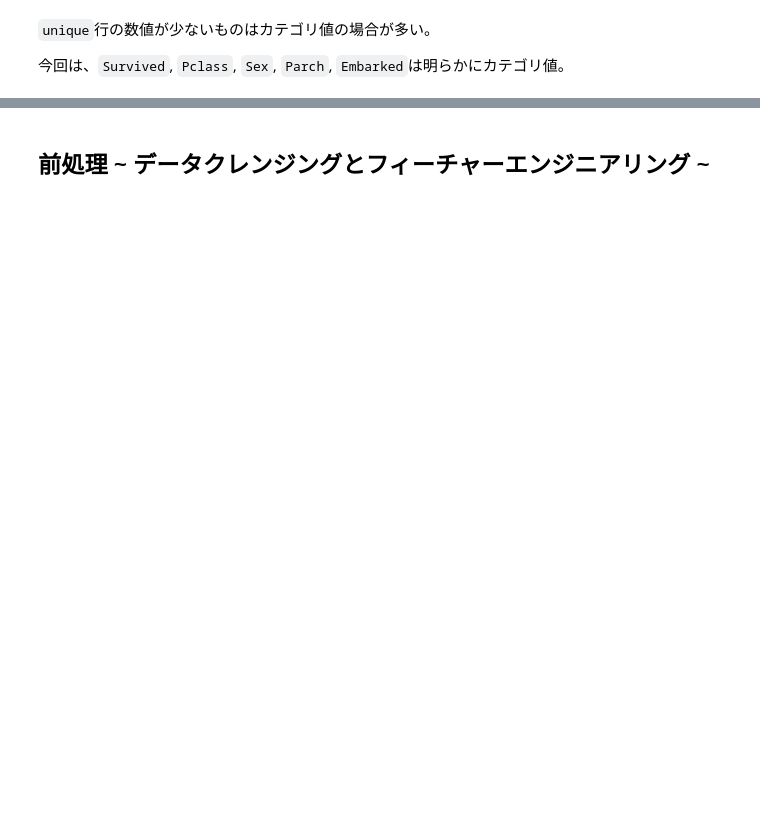
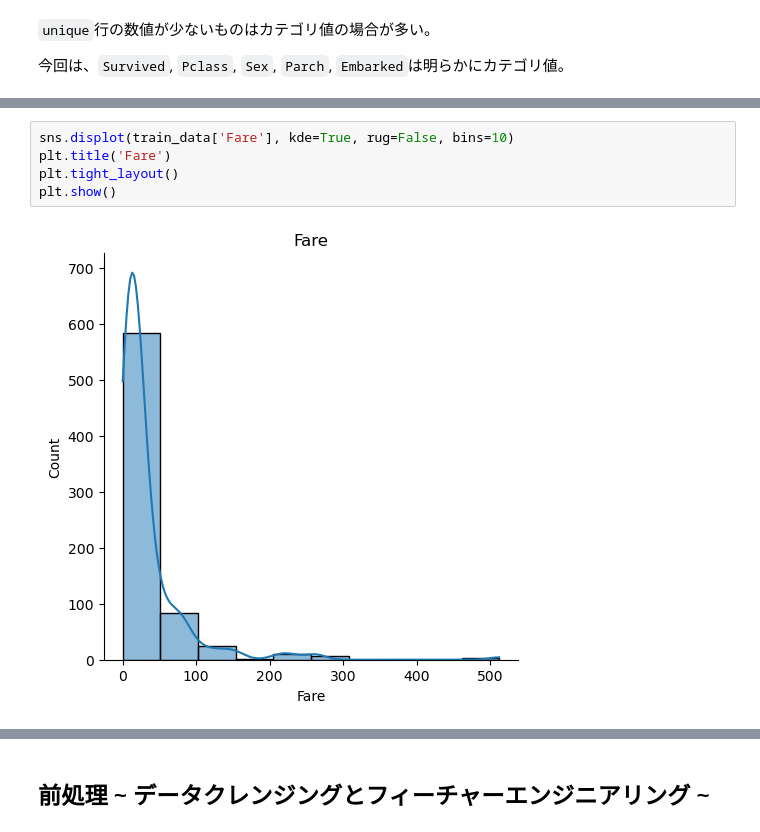
Before and after one commit to KOHSUK/data-science-cource, a Jupyter notebook: end-to-end-machine-learning-project-intro/03_machine-learning-intro.ipynb, the cells around one changed output, grey strips where cells are left out. Drawn from its saved outputs; the diff is of its cells as text; blank space fills up the shorter version.

```diff
--- a/end-to-end-machine-learning-project-intro/03_machine-learning-intro.ipynb
+++ b/end-to-end-machine-learning-project-intro/03_machine-learning-intro.ipynb
@@ -293,0 +311,7 @@ train_data.astype('str').describe()
+# %%
+sns.displot(train_data['Fare'], kde=True, rug=False, bins=10)
+plt.title('Fare')
+plt.tight_layout()
+plt.show()
+# %% [output]
+[figure, added]
```
Also changed, not shown: parts of 65 cells of this notebook.
